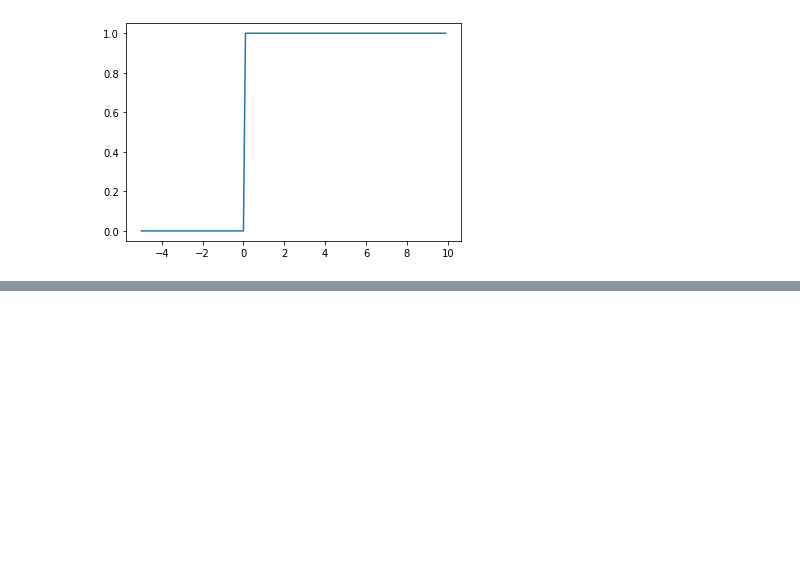
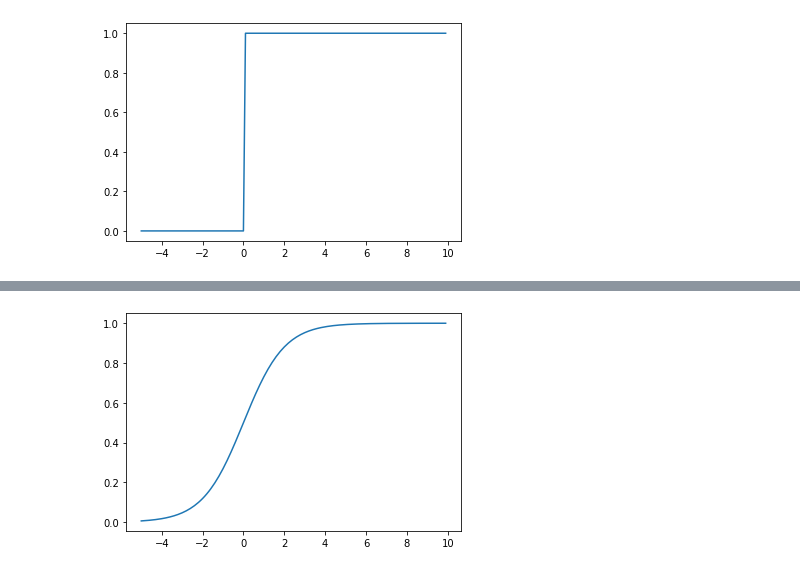
Before and after one commit to fanbyprinciple/d2l-fanbyprinciple, a Jupyter notebook: ch4_multilayer_perceptron/ch4.1 activations.ipynb, the cells around one changed output, grey strips where cells are left out. Drawn from its saved outputs; the diff is of its cells as text; code cells hidden in the pictures; blank space fills up the shorter version.

```diff
--- a/ch4_multilayer_perceptron/ch4.1 activations.ipynb
+++ b/ch4_multilayer_perceptron/ch4.1 activations.ipynb
@@ -23,0 +38,2 @@ with torch.no_grad():
+# %%
+y = 1/(1 + torch.exp(-X))
@@ -23,0 +63,5 @@ with torch.no_grad():
+# %%
+with torch.no_grad():
+    plt.plot(X,y)
+# %% [output]
+[figure, added]
```
Also changed, not shown: parts of 23 cells of this notebook, 4 other files.
